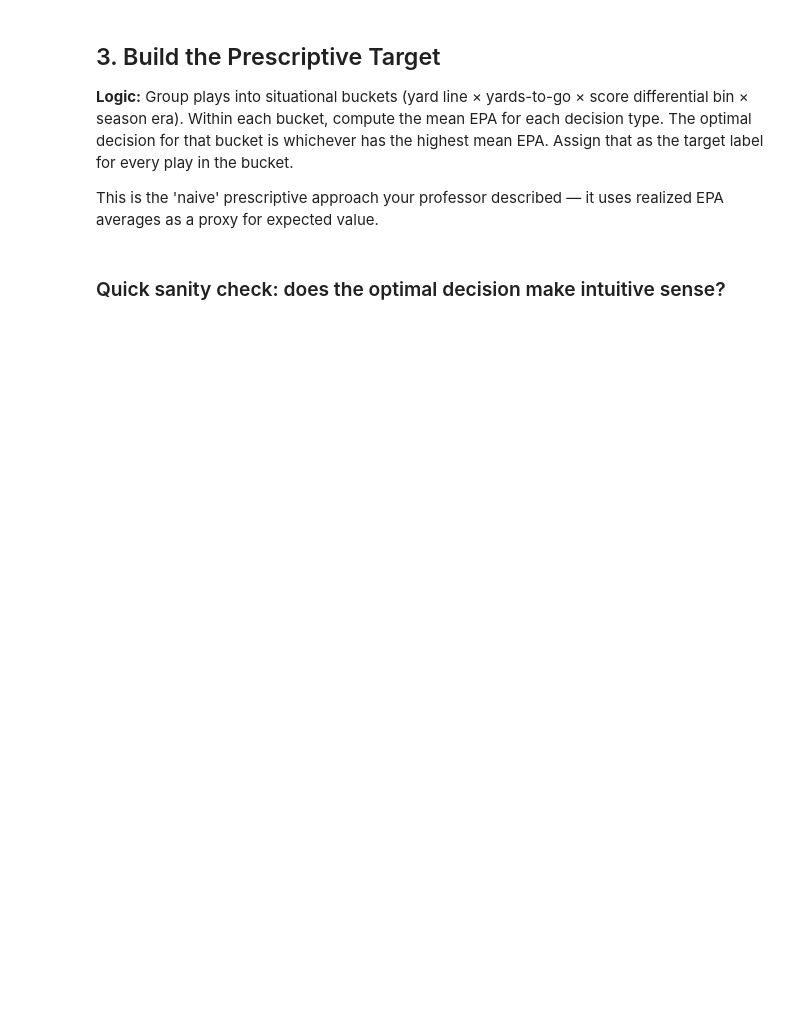
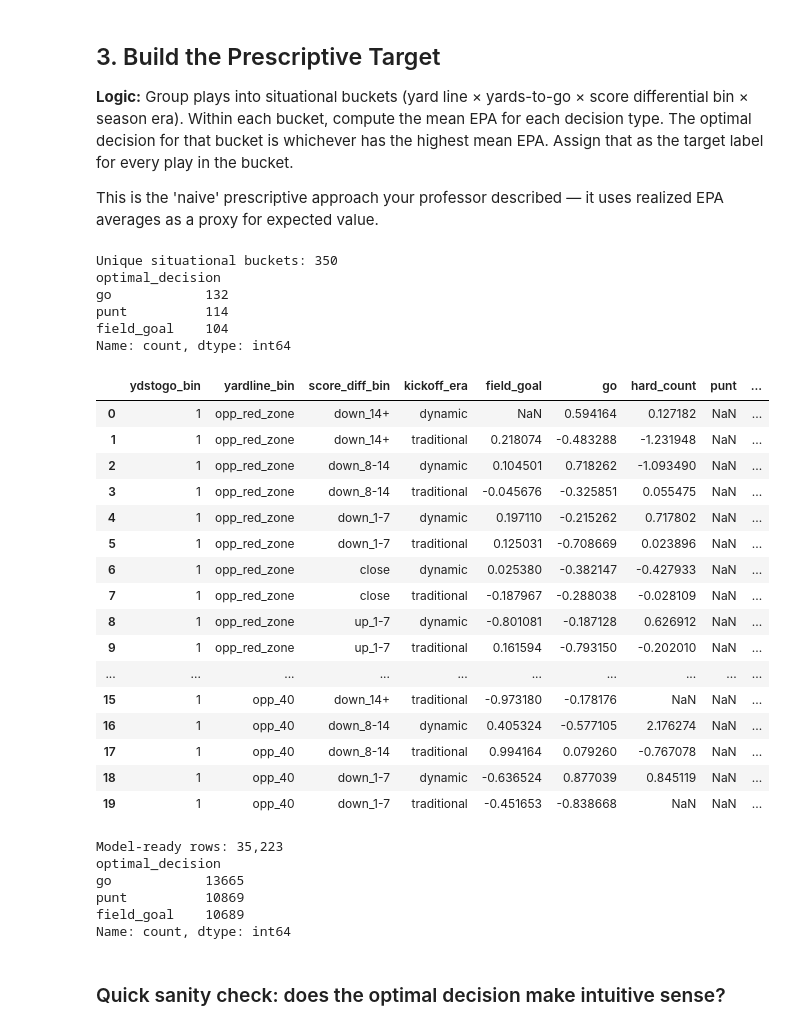
Before and after one commit to SU-IST707-SP26/group-project-team1, a Jupyter notebook: epa_model/epa_prescriptive_model.ipynb, the cells around one changed output. Cells and saved outputs as stored; diff of their text form; code cells hidden in the pictures; blank space fills up the shorter version.

```diff
--- a/epa_model/epa_prescriptive_model.ipynb
+++ b/epa_model/epa_prescriptive_model.ipynb
@@ -36,7 +36,7 @@ Libraries loaded.
 ## 1. Load Data
 # %%
 # Update path to your actual file
-df = pd.read_csv('your_fourth_downs.csv', low_memory=False)
+df = pd.read_csv('encoded_fourth_downs.csv.gz', low_memory=False, compression='gzip')
 
 print(f'Raw rows: {len(df):,}')
 print(f'Seasons: {sorted(df["season"].unique())}')
@@ -52,12 +59,16 @@ play_type_map = {
     'pass': 'go',
     'punt': 'punt',
     'field_goal': 'field_goal',
+    'hard_count': 'hard_count'
 }
 
 # Identify play_type column — adjust name if yours differs
 # The encoded version splits into dummies; reconstruct if needed
 play_type_cols = [c for c in df.columns if c.startswith('play_type_')
                   and c in ['play_type_pass', 'play_type_run', 'play_type_punt']]
+# append 'is_hard_count' if it exists
+if 'is_hard_count' in df.columns:
+    play_type_cols.append('is_hard_count')
 
 # If play_type is already a raw string column, use it directly
 if 'play_type' in df.columns:
@@ -65,7 +76,9 @@ if 'play_type' in df.columns:
 else:
     # Reconstruct from dummies
     def get_decision(row):
-        if row.get('play_type_pass', 0) == 1 or row.get('play_type_run', 0) == 1:
+        if row.get('is_hard_count', 0) == 1:
+            return 'hard_count'
+        elif row.get('play_type_pass', 0) == 1 or row.get('play_type_run', 0) == 1:
             return 'go'
         elif row.get('play_type_punt', 0) == 1:
             return 'punt'
@@ -77,11 +90,11 @@ else:
 
 # Drop rows without a clear decision or missing EPA
 df_clean = df.dropna(subset=['decision', 'epa']).copy()
-df_clean = df_clean[df_clean['decision'].isin(['go', 'punt', 'field_goal'])]
+df_clean = df_clean[df_clean['decision'].isin(['go', 'punt', 'field_goal', 'hard_count'])]
 
 # Exclude hard counts (no real play ran)
-if 'is_hard_count' in df_clean.columns:
-    df_clean = df_clean[df_clean['is_hard_count'] != 1]
+#if 'is_hard_count' in df_clean.columns:
+#    df_clean = df_clean[df_clean['is_hard_count'] != 1]
 
 print(f'Usable 4th down plays: {len(df_clean):,}')
 print(df_clean['decision'].value_counts())
@@ -108,34 +129,58 @@ df_clean['kickoff_era'] = df_clean['season'].apply(
 )
 
 # Group key
 group_cols = ['ydstogo_bin', 'yardline_bin', 'score_diff_bin', 'kickoff_era']
 
 # Mean EPA per decision type within each situational bucket
 epa_by_situation = (
     df_clean
     .groupby(group_cols + ['decision'])['epa']
     .mean()
     .reset_index()
     .rename(columns={'epa': 'mean_epa'})
 )
 
 # Pivot so each row is a situation with one column per decision type
 epa_pivot = epa_by_situation.pivot_table(
     index=group_cols, columns='decision', values='mean_epa'
 ).reset_index()
 epa_pivot.columns.name = None
 
 # Fill missing decision types with NaN (bucket had no plays of that type)
 for col in ['go', 'punt', 'field_goal']:
     if col not in epa_pivot.columns:
         epa_pivot[col] = np.nan
 
 # Optimal decision = whichever decision has highest mean EPA in that bucket
 epa_pivot['optimal_decision'] = epa_pivot[['go', 'punt', 'field_goal']].idxmax(axis=1)
 
 print(f'Unique situational buckets: {len(epa_pivot):,}')
 print(epa_pivot['optimal_decision'].value_counts())
-epa_pivot.head(10)
+epa_pivot.head(20)
+# %% [output]
+Unique situational buckets: 350
+optimal_decision
+go            132
+punt          114
+field_goal    104
+Name: count, dtype: int64
+|  | ydstogo_bin | yardline_bin | score_diff_bin | kickoff_era | field_goal | go | hard_count | punt | ... |
+| 0 | 1 | opp_red_zone | down_14+ | dynamic | NaN | 0.594164 | 0.127182 | NaN | ... |
+| 1 | 1 | opp_red_zone | down_14+ | traditional | 0.218074 | -0.483288 | -1.231948 | NaN | ... |
+| 2 | 1 | opp_red_zone | down_8-14 | dynamic | 0.104501 | 0.718262 | -1.093490 | NaN | ... |
+| 3 | 1 | opp_red_zone | down_8-14 | traditional | -0.045676 | -0.325851 | 0.055475 | NaN | ... |
+| 4 | 1 | opp_red_zone | down_1-7 | dynamic | 0.197110 | -0.215262 | 0.717802 | NaN | ... |
+| 5 | 1 | opp_red_zone | down_1-7 | traditional | 0.125031 | -0.708669 | 0.023896 | NaN | ... |
+| 6 | 1 | opp_red_zone | close | dynamic | 0.025380 | -0.382147 | -0.427933 | NaN | ... |
+| 7 | 1 | opp_red_zone | close | traditional | -0.187967 | -0.288038 | -0.028109 | NaN | ... |
+| 8 | 1 | opp_red_zone | up_1-7 | dynamic | -0.801081 | -0.187128 | 0.626912 | NaN | ... |
+| 9 | 1 | opp_red_zone | up_1-7 | traditional | 0.161594 | -0.793150 | -0.202010 | NaN | ... |
+| ... | ... | ... | ... | ... | ... | ... | ... | ... | ... |
+| 15 | 1 | opp_40 | down_14+ | traditional | -0.973180 | -0.178176 | NaN | NaN | ... |
+| 16 | 1 | opp_40 | down_8-14 | dynamic | 0.405324 | -0.577105 | 2.176274 | NaN | ... |
+| 17 | 1 | opp_40 | down_8-14 | traditional | 0.994164 | 0.079260 | -0.767078 | NaN | ... |
+| 18 | 1 | opp_40 | down_1-7 | dynamic | -0.636524 | 0.877039 | 0.845119 | NaN | ... |
+| 19 | 1 | opp_40 | down_1-7 | traditional | -0.451653 | -0.838668 | NaN | NaN | ... |
 # %%
 # Merge optimal_decision back onto the play-level data
 df_model = df_clean.merge(epa_pivot[group_cols + ['optimal_decision']],
@@ -146,6 +191,13 @@ df_model = df_model.dropna(subset=['optimal_decision'])
 
 print(f'Model-ready rows: {len(df_model):,}')
 print(df_model['optimal_decision'].value_counts())
+# %% [output]
+Model-ready rows: 35,223
+optimal_decision
+go            13665
+punt          10869
+field_goal    10689
+Name: count, dtype: int64
 # %% [markdown]
 ### Quick sanity check: does the optimal decision make intuitive sense?
 # %%
```
Also changed, not shown: parts of 15 cells of this notebook.
